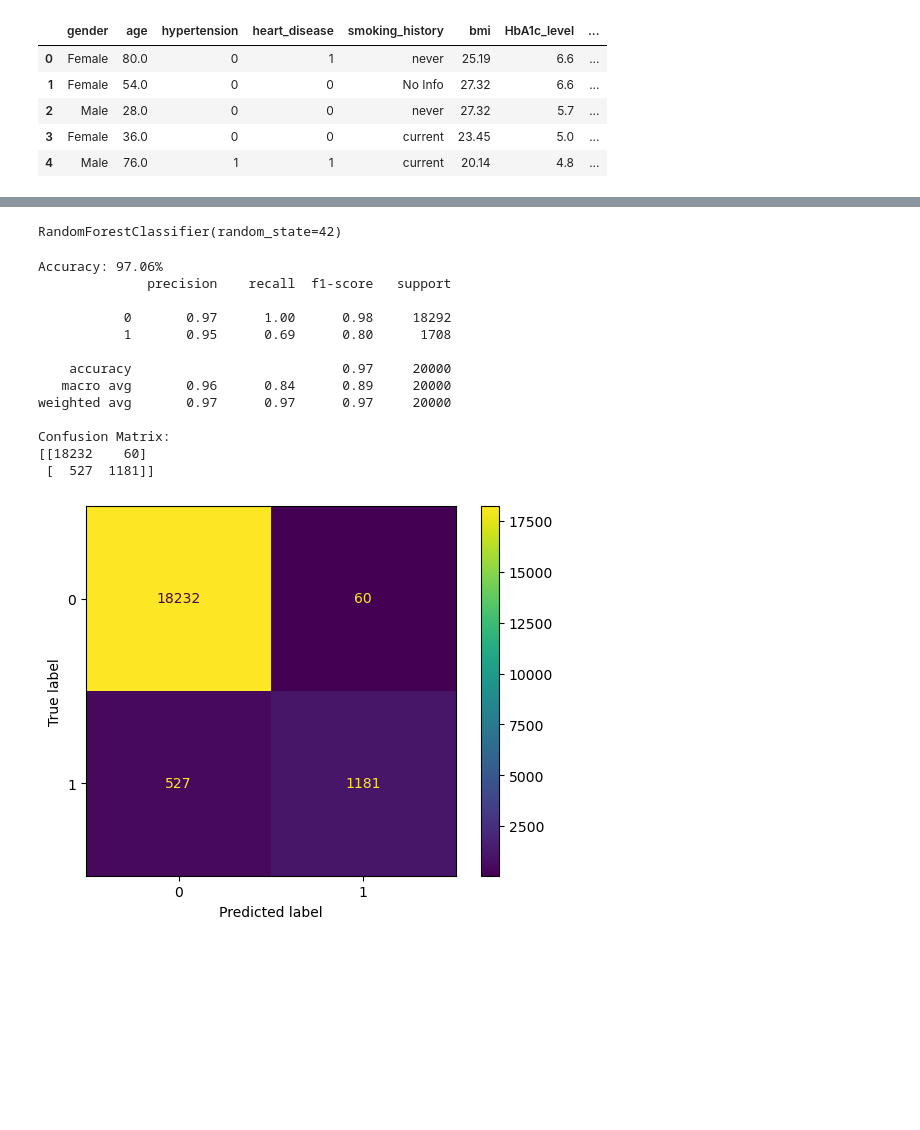
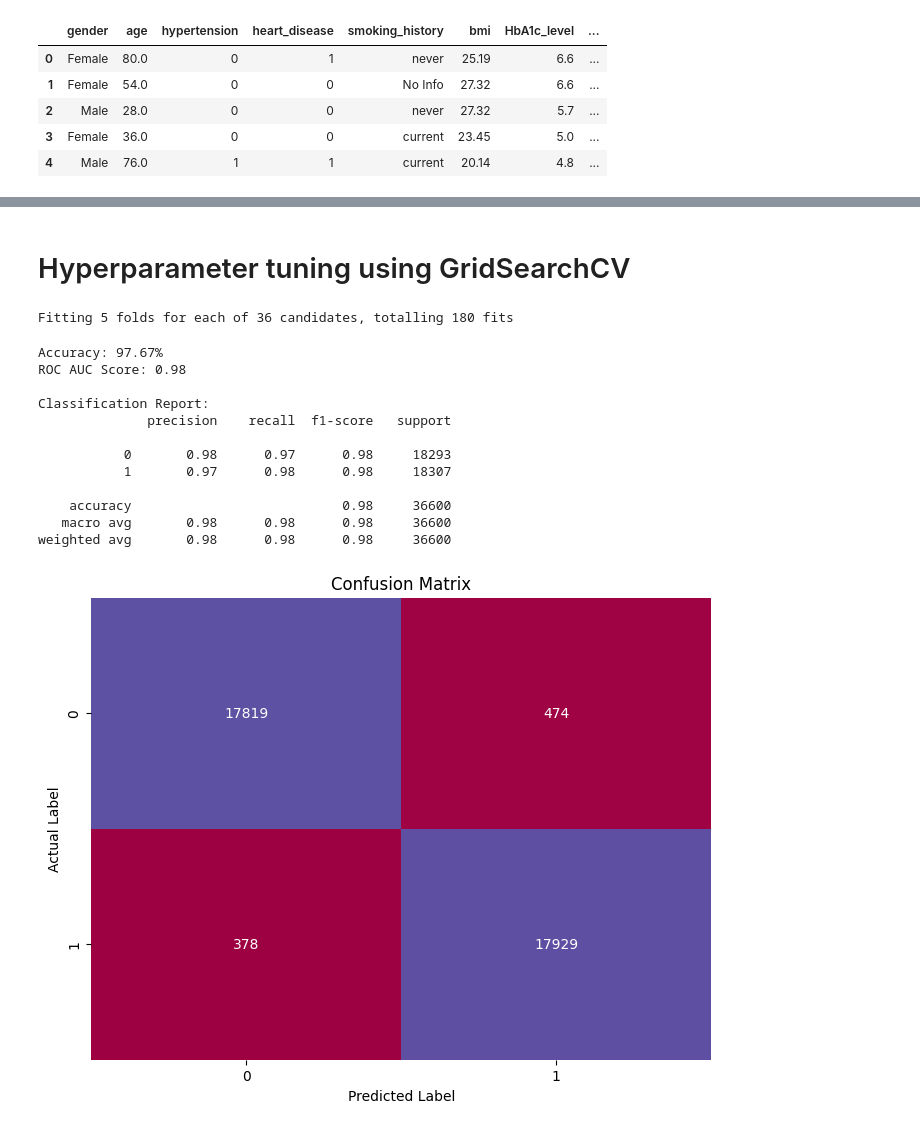
Before and after one commit to rafi4482/Diabestes-Prediction-Classification, a Jupyter notebook: Diabetes-prediction-classification.ipynb, the cells around one changed output, grey strips where cells are left out. Cells and saved outputs as stored; diff of their text form; code cells hidden in the pictures; blank space fills up the shorter version.

```diff
--- a/Diabetes-prediction-classification.ipynb
+++ b/Diabetes-prediction-classification.ipynb
@@ -71,34 +73,60 @@ clf_rf = RandomForestClassifier(n_estimators=100, random_state=42)
-# %%
-clf_rf.fit(X_train, y_train)
-# %% [output]
-RandomForestClassifier(random_state=42)
+# %%
+# Define the model
+model = RandomForestClassifier(random_state=42)
+# %%
+pipeline = Pipeline(steps=[('classifier', model)])
+# %% [markdown]
+# Hyperparameter tuning using GridSearchCV
+# %%
+param_grid = {
+    'classifier__n_estimators': [100, 200, 300],
+    'classifier__max_depth': [None, 10, 20, 30],
+    'classifier__min_samples_split': [2, 5, 10]
+}
+
+grid_search = GridSearchCV(pipeline, param_grid, cv=5, scoring='roc_auc', verbose=2, n_jobs=-1)
+grid_search.fit(X_train, y_train)
+
+# Best estimator
+best_model = grid_search.best_estimator_
+# %% [output]
+Fitting 5 folds for each of 36 candidates, totalling 180 fits
 # %%
-y_pred = clf_rf.predict(X_test)
+# Predictions and evaluation
+y_pred = best_model.predict(X_test)
 
-# Evaluate the model
+# Calculate performance metrics
 accuracy = accuracy_score(y_test, y_pred)
-print(f'Accuracy: {accuracy * 100:.2f}%')
+roc_auc = roc_auc_score(y_test, y_pred)
 
-# Classification report and confusion matrix
+print(f"Accuracy: {accuracy * 100:.2f}%")
+print(f"ROC AUC Score: {roc_auc:.2f}")
+
+# Display classification report and confusion matrix
+print("\nClassification Report:")
 print(classification_report(y_test, y_pred))
-print('Confusion Matrix:')
-print(confusion_matrix(y_test, y_pred))
 # %% [output]
-Accuracy: 97.06%
+Accuracy: 97.67%
+ROC AUC Score: 0.98
+
+Classification Report:
               precision    recall  f1-score   support
 
-           0       0.97      1.00      0.98     18292
-           1       0.95      0.69      0.80      1708
+           0       0.98      0.97      0.98     18293
+           1       0.97      0.98      0.98     18307
 
-    accuracy                           0.97     20000
-   macro avg       0.96      0.84      0.89     20000
-weighted avg       0.97      0.97      0.97     20000
-
-Confusion Matrix:
-[[18232    60]
- [  527  1181]]
+    accuracy                           0.98     36600
+   macro avg       0.98      0.98      0.98     36600
+weighted avg       0.98      0.98      0.98     36600
-# %%
-ConfusionMatrixDisplay.from_predictions(y_test, y_pred)
-plt.show()
-# %% [output]
-[figure, removed]
+# %%
+cm = confusion_matrix(y_test, y_pred)
+
+# Plotting the confusion matrix using seaborn
+plt.figure(figsize=(8, 6))
+sns.heatmap(cm, annot=True, fmt="d", cmap="Spectral", cbar=False)
+plt.title('Confusion Matrix')
+plt.ylabel('Actual Label')
+plt.xlabel('Predicted Label')
+plt.show()
+# %% [output]
+[figure, added]
```
Also changed, not shown: parts of 15 cells of this notebook.
